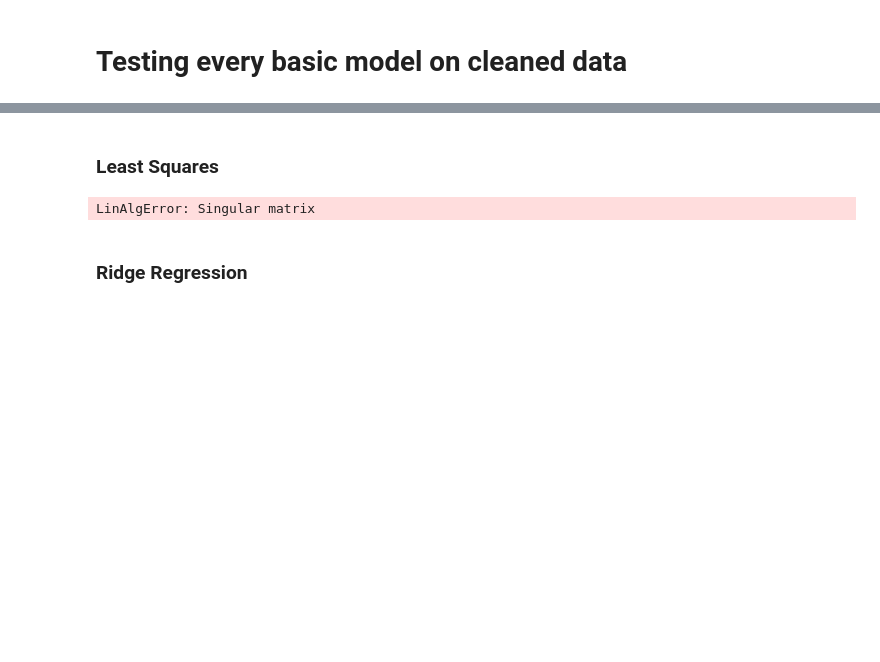
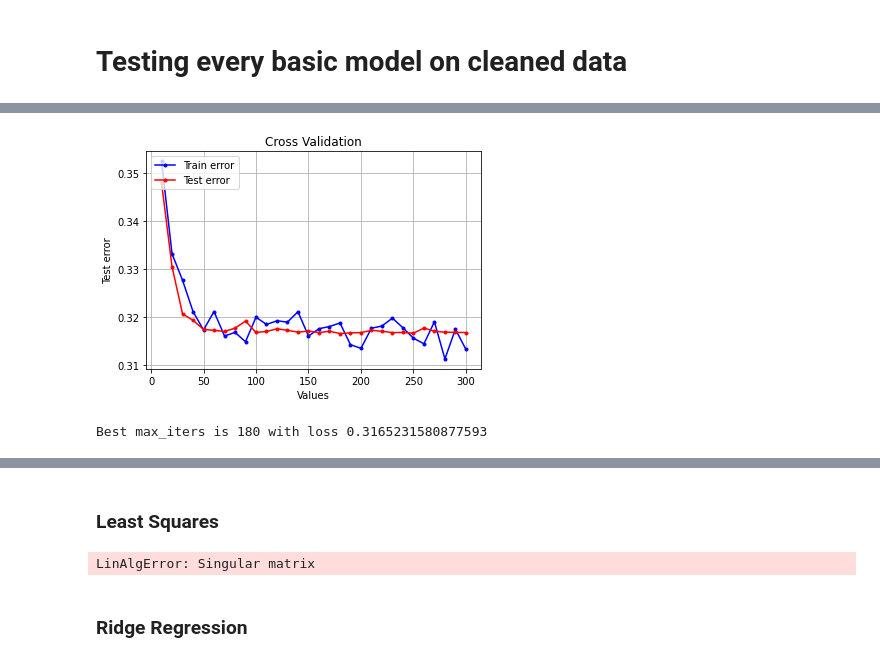
Before and after one commit to hugolepeytre/CS-433-machine-learning, a Jupyter notebook: project1/scripts/project1.ipynb, the cells around one changed output, grey strips where cells are left out. Saved outputs shown, nothing was run; the diff lists cells and outputs as text; code cells hidden in the pictures; blank space fills up the shorter version.

```diff
--- a/project1/scripts/project1.ipynb
+++ b/project1/scripts/project1.ipynb
@@ -78,0 +109,8 @@ SGD Validation loss : 0.37118899071428557
+# %%
+max_iter_values = (np.arange(30)+1)*10
+
+best_iter, best_loss = find_best_parameter(y_clean, tX_clean, 'stochastic_gradient_descent', 'max_iters', max_iter_values, logspace=False, gamma=0.3, poly_exp=1)
+print("Best max_iters is {} with loss {}".format(best_iter, best_loss))
+# %% [output]
+[figure, added]
+Best max_iters is 180 with loss 0.3165231580877593
```
Also changed, not shown: parts of 13 cells of this notebook, 8 other files.
